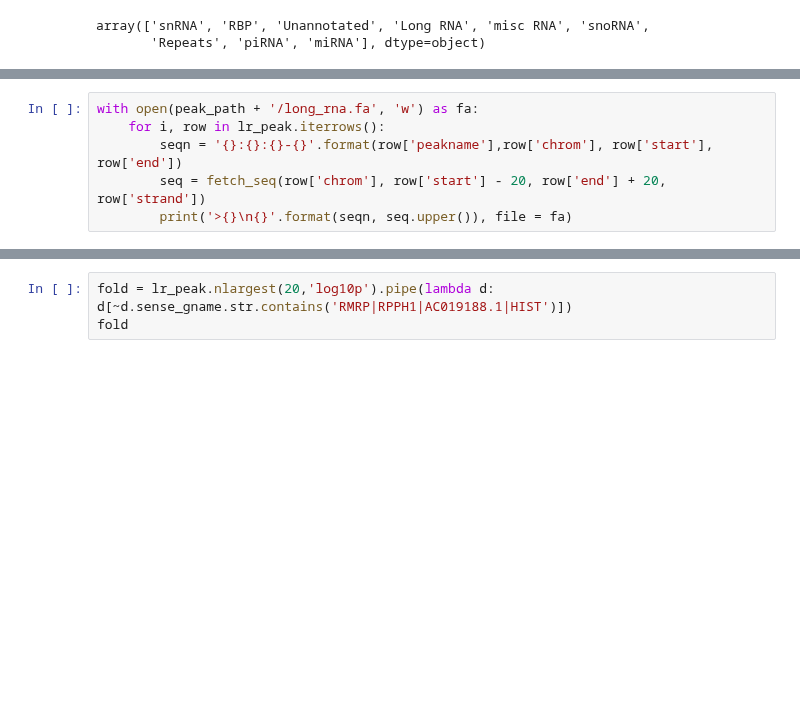
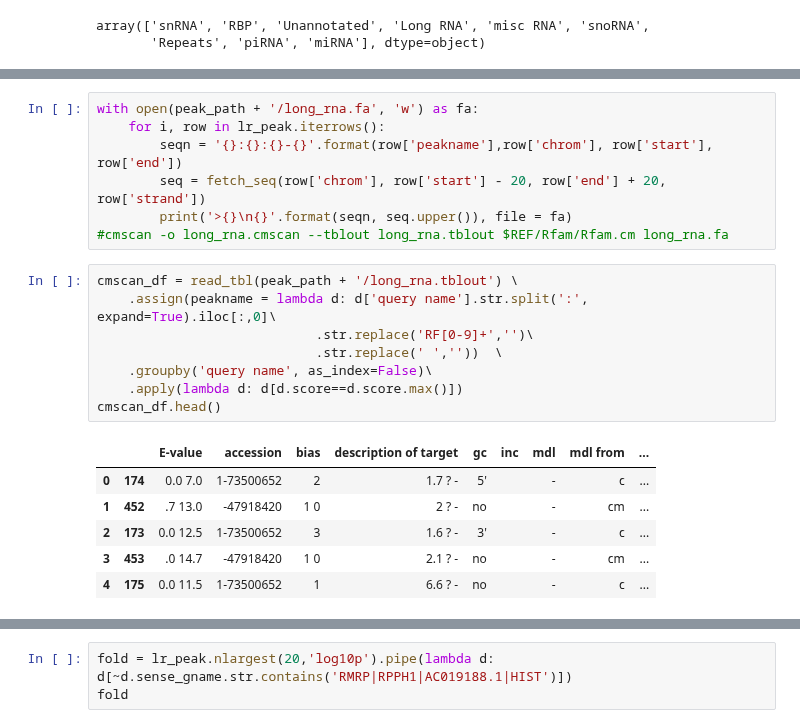
Before and after one commit to wckdouglas/cfNA, a Jupyter notebook: plots/peak_analysis.ipynb, the cells around one changed output, grey strips where cells are left out. Cells and saved outputs as stored; diff of their text form; blank space fills up the shorter version.

```diff
--- a/plots/peak_analysis.ipynb
+++ b/plots/peak_analysis.ipynb
@@ -169,3 +195,19 @@ with open(peak_path + '/long_rna.fa', 'w') as fa:
         seqn = '{}:{}:{}-{}'.format(row['peakname'],row['chrom'], row['start'], row['end'])
         seq = fetch_seq(row['chrom'], row['start'] - 20, row['end'] + 20, row['strand'])
         print('>{}\n{}'.format(seqn, seq.upper()), file = fa)
+#cmscan -o long_rna.cmscan --tblout long_rna.tblout $REF/Rfam/Rfam.cm long_rna.fa
+# %%
+cmscan_df = read_tbl(peak_path + '/long_rna.tblout') \
+    .assign(peakname = lambda d: d['query name'].str.split(':', expand=True).iloc[:,0]\
+                            .str.replace('RF[0-9]+','')\
+                            .str.replace(' ',''))  \
+    .groupby('query name', as_index=False)\
+    .apply(lambda d: d[d.score==d.score.max()])
+cmscan_df.head()
+# %% [output]
+|  |  | E-value | accession | bias | description of target | gc | inc | mdl | mdl from | ... |
+| 0 | 174 | 0.0 7.0 | 1-73500652 | 2 | 1.7 ? - | 5' |  | - | c | ... |
+| 1 | 452 | .7 13.0 | -47918420 | 1 0 | 2 ? - | no |  | - | cm | ... |
+| 2 | 173 | 0.0 12.5 | 1-73500652 | 3 | 1.6 ? - | 3' |  | - | c | ... |
+| 3 | 453 | .0 14.7 | -47918420 | 1 0 | 2.1 ? - | no |  | - | cm | ... |
+| 4 | 175 | 0.0 11.5 | 1-73500652 | 1 | 6.6 ? - | no |  | - | c | ... |
```
Also changed, not shown: parts of 9 cells of this notebook, 2 other files.
